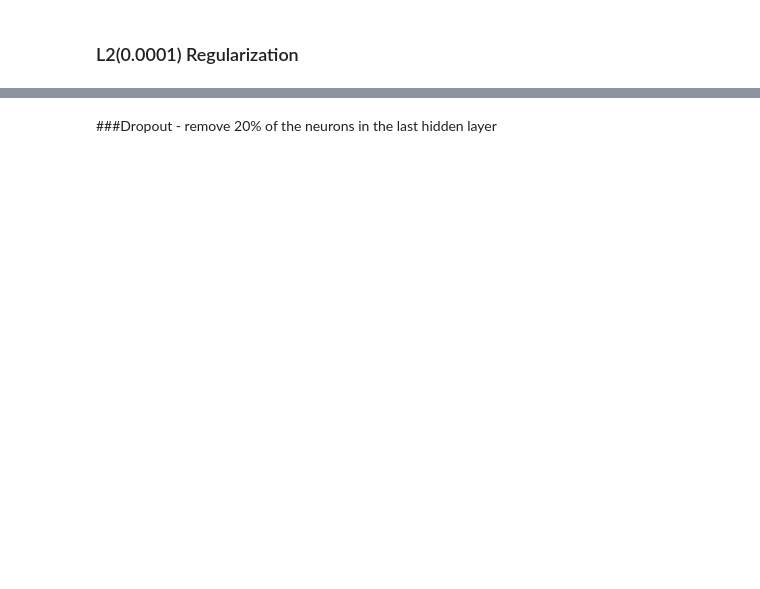
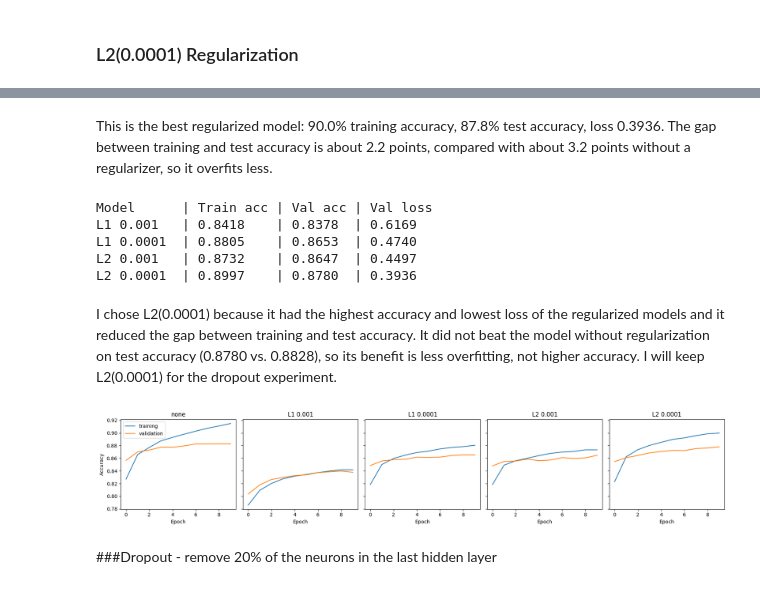
Before and after one commit to ZofiaLandowska/notes, a Jupyter notebook: site/en/tutorials/keras/classification.ipynb, the cells around one changed output, grey strips where cells are left out. Drawn from its saved outputs; the diff is of its cells as text; code cells hidden in the pictures; blank space fills up the shorter version.

```diff
--- a/site/en/tutorials/keras/classification.ipynb
+++ b/site/en/tutorials/keras/classification.ipynb
@@ -597,3 +650,42 @@ Model_11 test accuracy: 0.8676000237464905
+# %% [markdown]
+This is the best regularized model: 90.0% training accuracy, 87.8% test accuracy, loss 0.3936. The gap between training and test accuracy is about 2.2 points, compared with about 3.2 points without a regularizer, so it overfits less.
+# %%
+histories = {
+    "L1 0.001": history_08,
+    "L1 0.0001":   history_09,
+    "L2 0.001":  history_10,
+    "L2 0.0001": history_11
+}
+
+print("Model      | Train acc | Val acc | Val loss")
+for name, h in histories.items():
+    print(f"{name:10} | {h.history['accuracy'][-1]:.4f}    | "
+          f"{h.history['val_accuracy'][-1]:.4f}  | {h.history['val_loss'][-1]:.4f}")
+# %% [output]
+Model      | Train acc | Val acc | Val loss
+L1 0.001   | 0.8418    | 0.8378  | 0.6169
+L1 0.0001  | 0.8805    | 0.8653  | 0.4740
+L2 0.001   | 0.8732    | 0.8647  | 0.4497
+L2 0.0001  | 0.8997    | 0.8780  | 0.3936
+# %% [markdown]
+I chose L2(0.0001) because it had the highest accuracy and lowest loss of the regularized models and it reduced the gap between training and test accuracy. It did not beat the model without regularization on test accuracy (0.8780 vs. 0.8828), so its benefit is less overfitting, not higher accuracy. I will keep L2(0.0001) for the dropout experiment.
+# %%
+# Regularization experiment: training vs. validation accuracy
+histories = {"none": history_06, "L1 0.001": history_08, "L1 0.0001": history_09,
+             "L2 0.001": history_10, "L2 0.0001": history_11}
+
+fig, axes = plt.subplots(1, len(histories), figsize=(3.6*len(histories), 3.5), sharey=True)
+for ax, (name, h) in zip(axes, histories.items()):
+    ax.plot(h.history['accuracy'], label='training')
+    ax.plot(h.history['val_accuracy'], label='validation')
+    ax.set_title(name)
+    ax.set_xlabel('Epoch')
+axes[0].set_ylabel('Accuracy')
+axes[0].legend()
+plt.tight_layout()
+plt.show()
+# %% [output]
+[figure, added]
 # %% [markdown]
 ###Dropout - remove 20% of the neurons in the last hidden layer
 # %%
```
Also changed, not shown: parts of 54 cells of this notebook.
